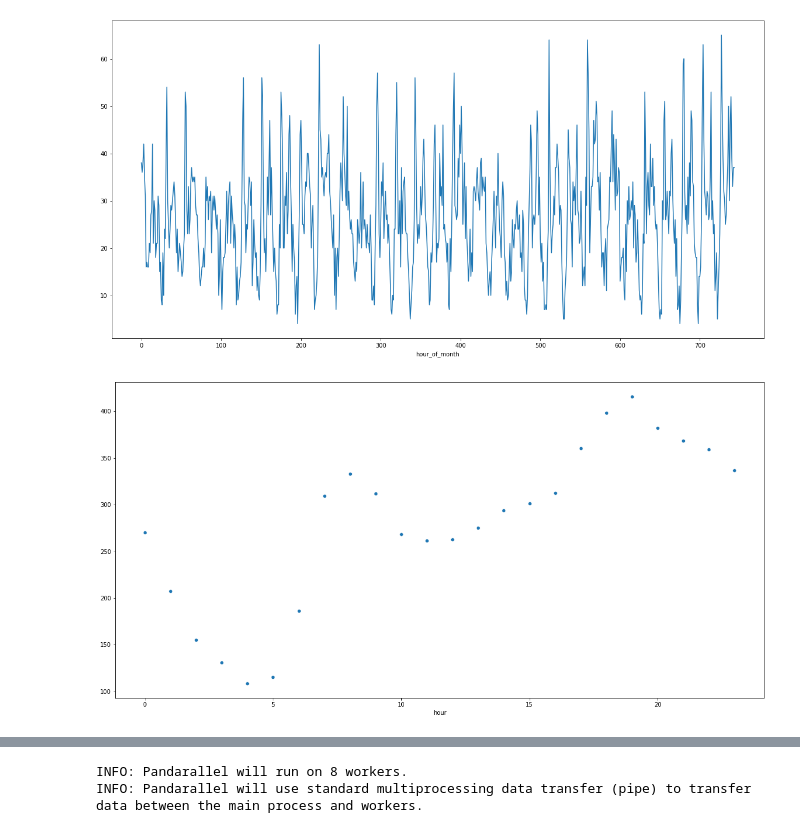
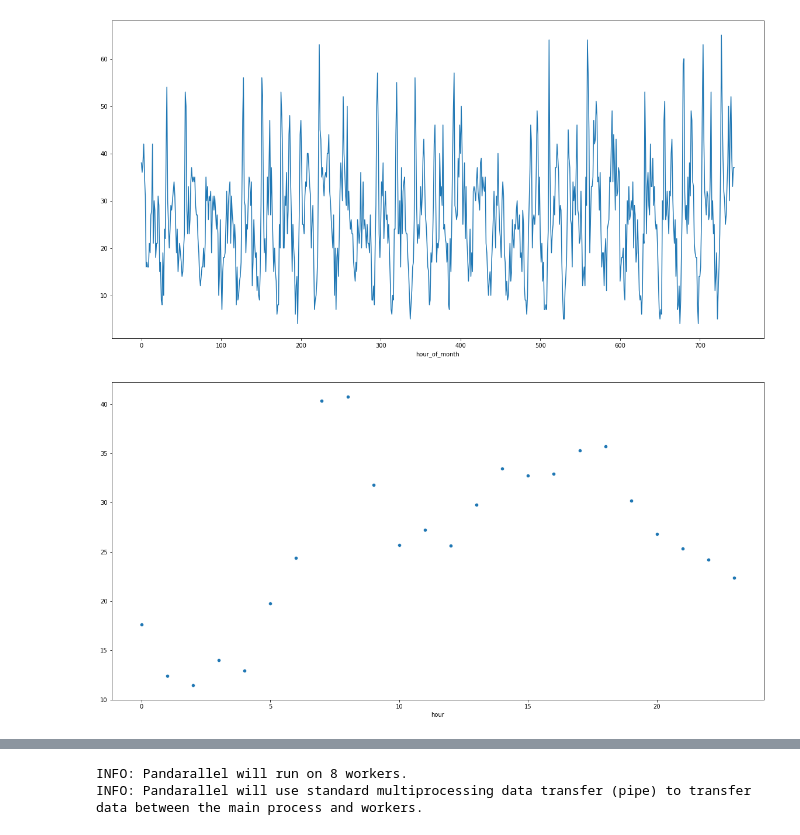
Before and after one commit to anthony001w/uber-nyc-simulation, a Jupyter notebook: generating_pickup_distributions.ipynb, the cells around one changed output, grey strips where cells are left out. Saved outputs shown, nothing was run; the diff lists cells and outputs as text; code cells hidden in the pictures.

```diff
--- a/generating_pickup_distributions.ipynb
+++ b/generating_pickup_distributions.ipynb
@@ -156,9 +206,9 @@ def visualize_daily_zone_pickups(zone_id):
     plt.figure(figsize=(20,10))
     sns.scatterplot(x = arrivals_by_hour_ex.index, y = arrivals_by_hour_ex.values)
 # %%
-visualize_daily_zone_pickups(61)
+visualize_daily_zone_pickups(139)
 # %% [output]
-[figure, old version]
+[figure, new version]
 # %%
 def visualize_daily_zone_pickups(zone_id):
     zone_trips_ex = zone_groups.get_group(zone_id).copy()
```
Also changed, not shown: parts of 12 cells of this notebook, 9 other files.
